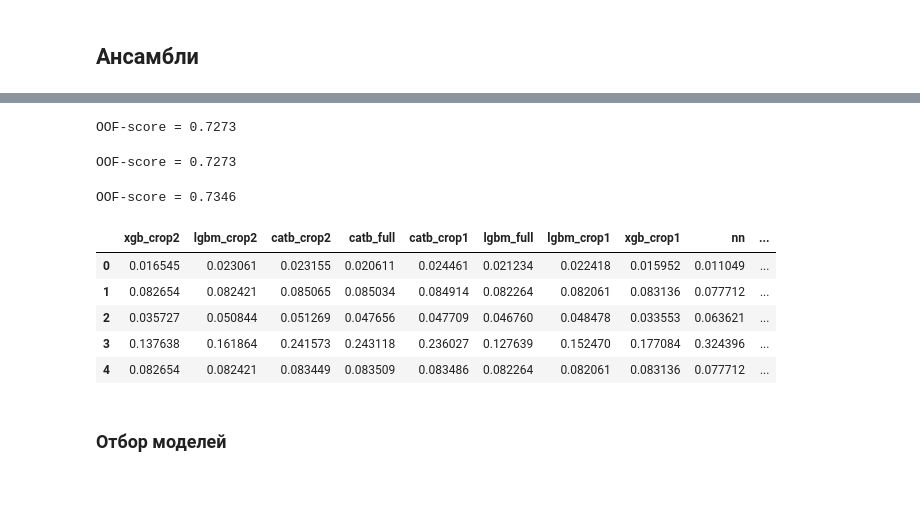
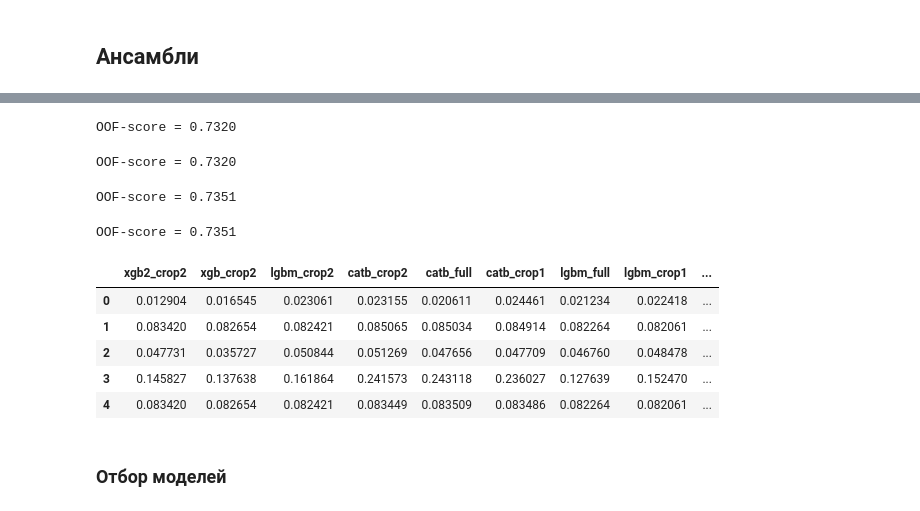
Before and after one commit to VitalyGladyshev/Python_for_DS, a Jupyter notebook: kagglesacw2_r.ipynb, the cells around one changed output, grey strips where cells are left out. Cells and saved outputs as stored; diff of their text form; code cells hidden in the pictures.

```diff
--- a/kagglesacw2_r.ipynb
+++ b/kagglesacw2_r.ipynb
@@ -2806,33 +2809,40 @@ all_model_pred.head()
 # %%
-mean3 = (oof_predictions_xgb_c2 + oof_predictions_lgbm_c2 + oof_preds_catb_f) / 3
+mean3 = (oof_predictions_xgb2_c2 + oof_predictions_lgbm_c2 + tr_prediction_cnn) / 3
 score = roc_auc_score(train_prep["TARGET"].values, mean3)
 print(f"OOF-score = {score:.4f}")
 # %% [output]
-OOF-score = 0.7273
+OOF-score = 0.7320
 # %%
-geom3 = abs(oof_predictions_xgb_c2 + oof_predictions_lgbm_c2 + oof_preds_catb_f) ** (1/3)
+geom3 = abs(oof_predictions_xgb2_c2 + oof_predictions_lgbm_c2 + tr_prediction_cnn) ** (1/3)
 score = roc_auc_score(train_prep["TARGET"].values, geom3)
 print(f"OOF-score = {score:.4f}")
 # %% [output]
-OOF-score = 0.7273
+OOF-score = 0.7320
 # %%
-mean3n = (oof_predictions_xgb_c2 + tr_prediction_nn + tr_prediction_cnn) / 3
+mean3n = (oof_predictions_xgb2_c2 + tr_prediction_nn + tr_prediction_cnn) / 3
 score = roc_auc_score(train_prep["TARGET"].values, mean3n)
 print(f"OOF-score = {score:.4f}")
 # %% [output]
-OOF-score = 0.7346
+OOF-score = 0.7351
+# %%
+mean2n = (oof_predictions_xgb2_c2 + tr_prediction_cnn) / 2
+score = roc_auc_score(train_prep["TARGET"].values, mean3n)
+print(f"OOF-score = {score:.4f}")
+# %% [output]
+OOF-score = 0.7351
 # %%
 all_model_pred['mean3'] = mean3
 all_model_pred['geom3'] = geom3
 all_model_pred['mean3n'] = mean3n
+all_model_pred['mean2n'] = mean2n
 all_model_pred.head()
 # %% [output]
-|  | xgb_crop2 | lgbm_crop2 | catb_crop2 | catb_full | catb_crop1 | lgbm_full | lgbm_crop1 | xgb_crop1 | nn | ... |
-| 0 | 0.016545 | 0.023061 | 0.023155 | 0.020611 | 0.024461 | 0.021234 | 0.022418 | 0.015952 | 0.011049 | ... |
-| 1 | 0.082654 | 0.082421 | 0.085065 | 0.085034 | 0.084914 | 0.082264 | 0.082061 | 0.083136 | 0.077712 | ... |
-| 2 | 0.035727 | 0.050844 | 0.051269 | 0.047656 | 0.047709 | 0.046760 | 0.048478 | 0.033553 | 0.063621 | ... |
-| 3 | 0.137638 | 0.161864 | 0.241573 | 0.243118 | 0.236027 | 0.127639 | 0.152470 | 0.177084 | 0.324396 | ... |
-| 4 | 0.082654 | 0.082421 | 0.083449 | 0.083509 | 0.083486 | 0.082264 | 0.082061 | 0.083136 | 0.077712 | ... |
+|  | xgb2_crop2 | xgb_crop2 | lgbm_crop2 | catb_crop2 | catb_full | catb_crop1 | lgbm_full | lgbm_crop1 | ... |
+| 0 | 0.012904 | 0.016545 | 0.023061 | 0.023155 | 0.020611 | 0.024461 | 0.021234 | 0.022418 | ... |
+| 1 | 0.083420 | 0.082654 | 0.082421 | 0.085065 | 0.085034 | 0.084914 | 0.082264 | 0.082061 | ... |
+| 2 | 0.047731 | 0.035727 | 0.050844 | 0.051269 | 0.047656 | 0.047709 | 0.046760 | 0.048478 | ... |
+| 3 | 0.145827 | 0.137638 | 0.161864 | 0.241573 | 0.243118 | 0.236027 | 0.127639 | 0.152470 | ... |
+| 4 | 0.083420 | 0.082654 | 0.082421 | 0.083449 | 0.083509 | 0.083486 | 0.082264 | 0.082061 | ... |
 # %% [markdown]
 ### Отбор моделей
 # %%
```
Also changed, not shown: parts of 21 cells of this notebook.
